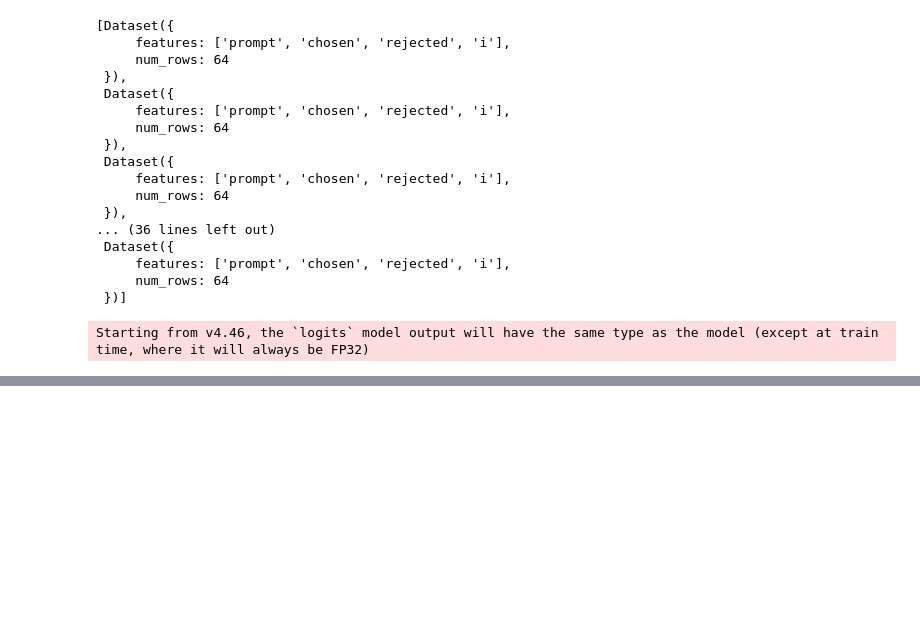
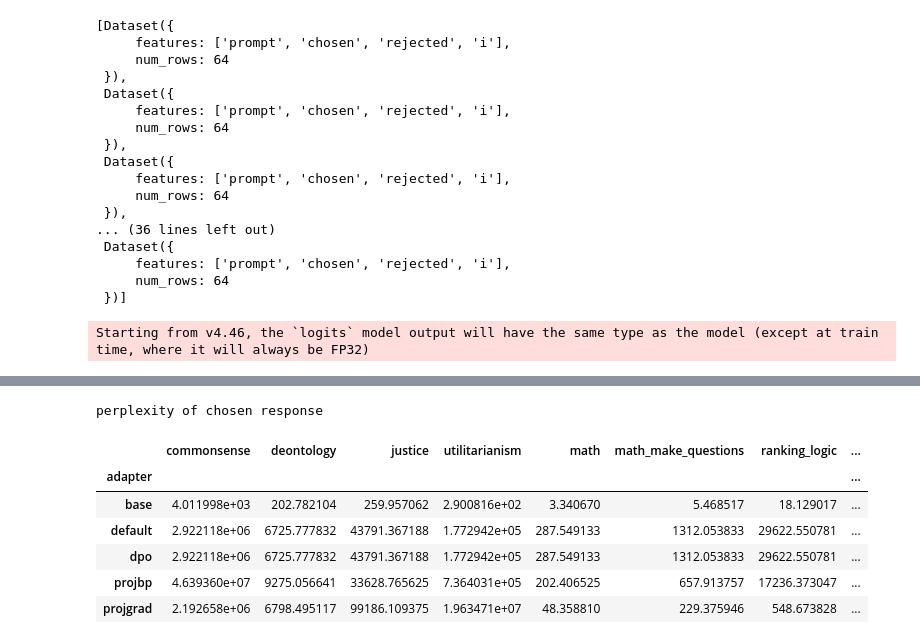
Before and after one commit to wassname/repr-preference-optimization, a Jupyter notebook: nbs/10_eval.ipynb, the cells around one changed output, grey strips where cells are left out. Drawn from its saved outputs; the diff is of its cells as text; code cells hidden in the pictures; blank space fills up the shorter version.

```diff
--- a/nbs/10_eval.ipynb
+++ b/nbs/10_eval.ipynb
@@ -406,0 +254,19 @@ print(
+# %%
+df_res_logp = (
+    df_res2.groupby(["dataset", "adapter"], dropna=False)["_chosen_ppl"]
+    .mean()
+    .unstack()
+    .T
+)
+df_res_logp = rename_columns(df_res_logp)
+print('perplexity of chosen response')
+df_res_logp
+# %% [output]
+perplexity of chosen response
+|  | commonsense | deontology | justice | utilitarianism | math | math_make_questions | ranking_logic | ... |
+| adapter |  |  |  |  |  |  |  | ... |
+| base | 4.011998e+03 | 202.782104 | 259.957062 | 2.900816e+02 | 3.340670 | 5.468517 | 18.129017 | ... |
+| default | 2.922118e+06 | 6725.777832 | 43791.367188 | 1.772942e+05 | 287.549133 | 1312.053833 | 29622.550781 | ... |
+| dpo | 2.922118e+06 | 6725.777832 | 43791.367188 | 1.772942e+05 | 287.549133 | 1312.053833 | 29622.550781 | ... |
+| projbp | 4.639360e+07 | 9275.056641 | 33628.765625 | 7.364031e+05 | 202.406525 | 657.913757 | 17236.373047 | ... |
+| projgrad | 2.192658e+06 | 6798.495117 | 99186.109375 | 1.963471e+07 | 48.358810 | 229.375946 | 548.673828 | ... |
```
Also changed, not shown: parts of 14 cells of this notebook, 1 other file.
